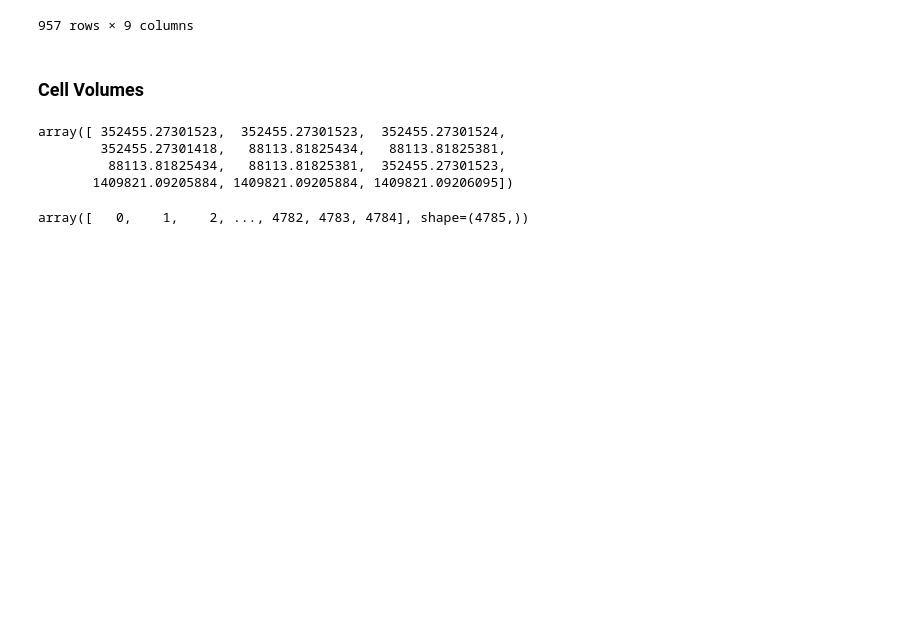
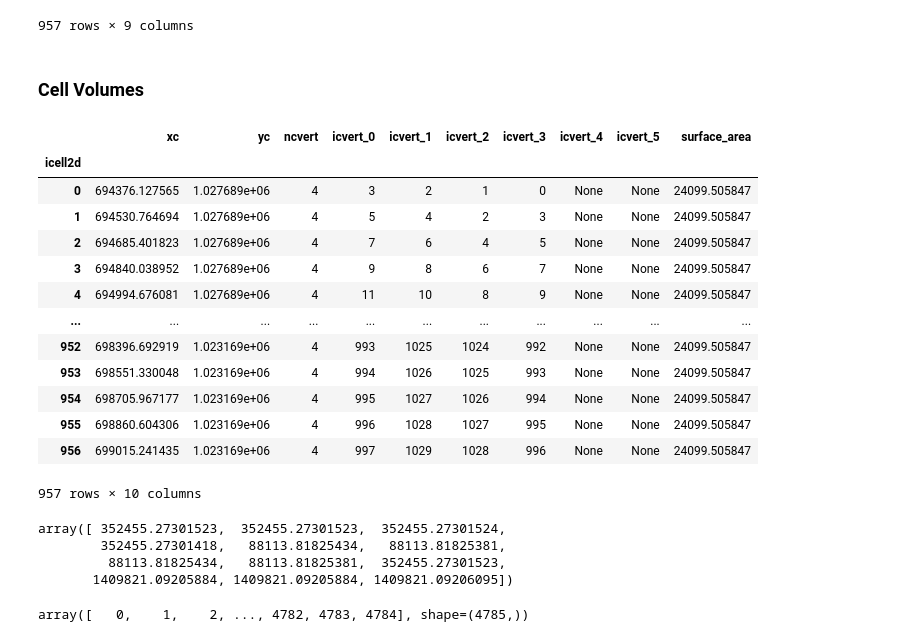
Before and after one commit to LimnoTech/mf6rtm-asr-example, a Jupyter notebook: sims/sim03-Wallis2011/Ex5_As_setup4.ipynb, the cells around one changed output. Saved outputs shown, nothing was run; the diff lists cells and outputs as text; code cells hidden in the pictures; blank space fills up the shorter version.

```diff
--- a/sims/sim03-Wallis2011/Ex5_As_setup4.ipynb
+++ b/sims/sim03-Wallis2011/Ex5_As_setup4.ipynb
@@ -390,6 +391,23 @@ cell_volumes = np.zeros((nlay,ncpl))
 # calculate volume for entire grid
 for k in range(nlay):
     cell_volumes[k,:] = cell2D_df['surface_area'].to_numpy() * thickness[k,:]
+# %%
+cell2D_df
+# %% [output]
+|  | xc | yc | ncvert | icvert_0 | icvert_1 | icvert_2 | icvert_3 | icvert_4 | icvert_5 | surface_area |
+| icell2d |  |  |  |  |  |  |  |  |  |  |
+| 0 | 694376.127565 | 1.027689e+06 | 4 | 3 | 2 | 1 | 0 | None | None | 24099.505847 |
+| 1 | 694530.764694 | 1.027689e+06 | 4 | 5 | 4 | 2 | 3 | None | None | 24099.505847 |
+| 2 | 694685.401823 | 1.027689e+06 | 4 | 7 | 6 | 4 | 5 | None | None | 24099.505847 |
+| 3 | 694840.038952 | 1.027689e+06 | 4 | 9 | 8 | 6 | 7 | None | None | 24099.505847 |
+| 4 | 694994.676081 | 1.027689e+06 | 4 | 11 | 10 | 8 | 9 | None | None | 24099.505847 |
+| ... | ... | ... | ... | ... | ... | ... | ... | ... | ... | ... |
+| 952 | 698396.692919 | 1.023169e+06 | 4 | 993 | 1025 | 1024 | 992 | None | None | 24099.505847 |
+| 953 | 698551.330048 | 1.023169e+06 | 4 | 994 | 1026 | 1025 | 993 | None | None | 24099.505847 |
+| 954 | 698705.967177 | 1.023169e+06 | 4 | 995 | 1027 | 1026 | 994 | None | None | 24099.505847 |
+| 955 | 698860.604306 | 1.023169e+06 | 4 | 996 | 1028 | 1027 | 995 | None | None | 24099.505847 |
+| 956 | 699015.241435 | 1.023169e+06 | 4 | 997 | 1029 | 1028 | 996 | None | None | 24099.505847 |
+957 rows × 10 columns
 # %%
 # volume of cells near well screen
 cell_volumes[2, wel_cellnum-6:wel_cellnum+6]
```
Also changed, not shown: parts of 42 cells of this notebook, 3 other files.
